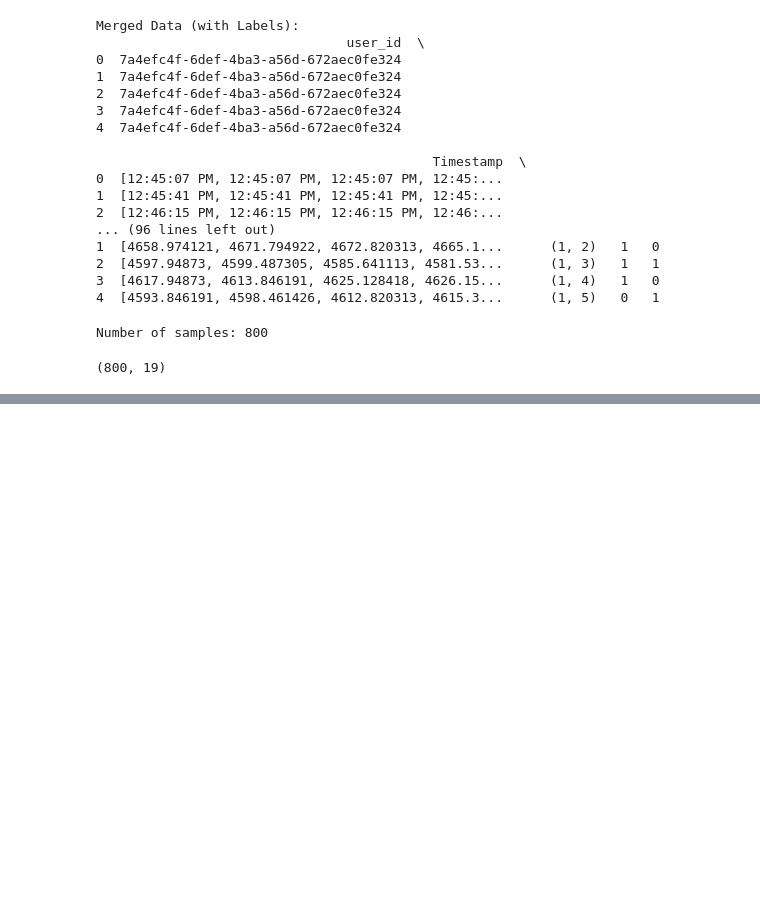
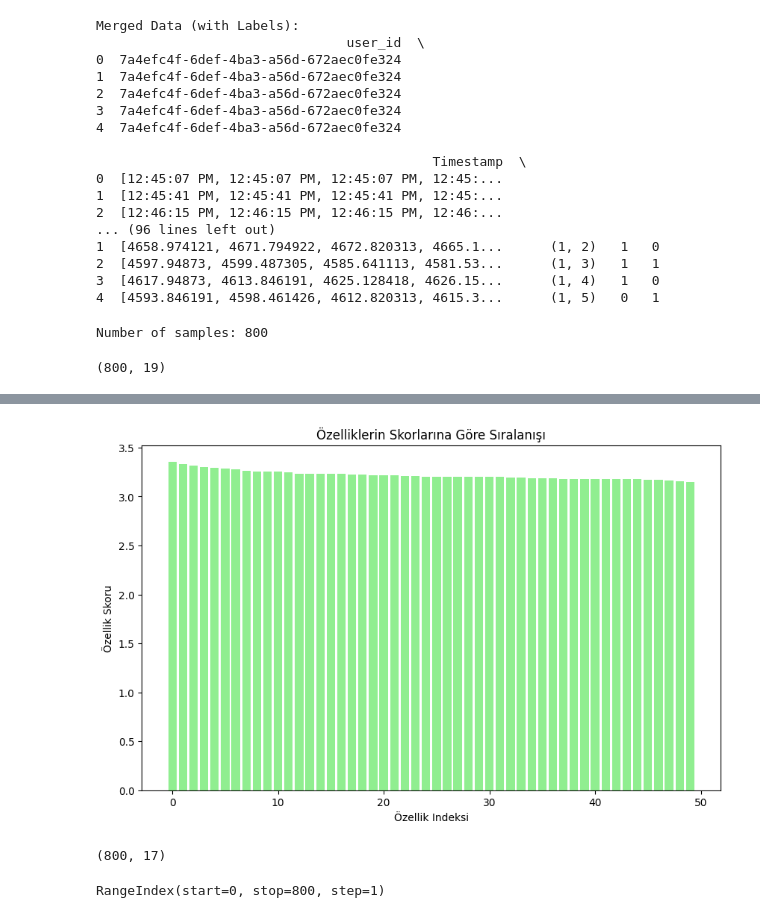
Before and after one commit to potuu/Implementation_of_A_Domain_Generative_Graph_Network_for_EEG_Based_Emotion_Recognition, a Jupyter notebook: 1DCNNforEEG.ipynb, the cells around one changed output, grey strips where cells are left out. Saved outputs shown, nothing was run; the diff lists cells and outputs as text; code cells hidden in the pictures; blank space fills up the shorter version.

```diff
--- a/1DCNNforEEG.ipynb
+++ b/1DCNNforEEG.ipynb
@@ -860,0 +884,29 @@ Arousal Metrics -> Accuracy: 0.4760, Precision: 0.4751, Recall: 0.4760, F1-Score
+# %%
+# Özelliklerin sıralanmış halini görselleştirme
+def plot_sorted_feature_scores(feature_scores):
+    """
+    Özelliklerin sıralandığı bar grafiği.
+    """
+    plt.figure(figsize=(10, 6))
+    sorted_idx = np.argsort(feature_scores)[::-1]
+    sorted_scores = feature_scores[sorted_idx]
+    plt.bar(range(len(sorted_scores)), sorted_scores, color='lightgreen')
+    plt.xlabel('Özellik Indeksi')
+    plt.ylabel('Özellik Skoru')
+    plt.title('Özelliklerin Skorlarına Göre Sıralanışı')
+    plt.show()
+
+# Özelliklerin sıralanmış hali
+plot_sorted_feature_scores(feature_scores)
+# %% [output]
+[figure, added]
+# %%
+# filtered_eeg_data'nın yapısını kontrol et
+print(filtered_eeg_data.shape)
+# %% [output]
+(800, 17)
+# %%
+# filtered_eeg_data bir pandas DataFrame olduğu için satır isimlerini (index) yazdırabilirsiniz.
+print(filtered_eeg_data.index)
+# %% [output]
+RangeIndex(start=0, stop=800, step=1)
```
Also changed, not shown: parts of 45 cells of this notebook.
